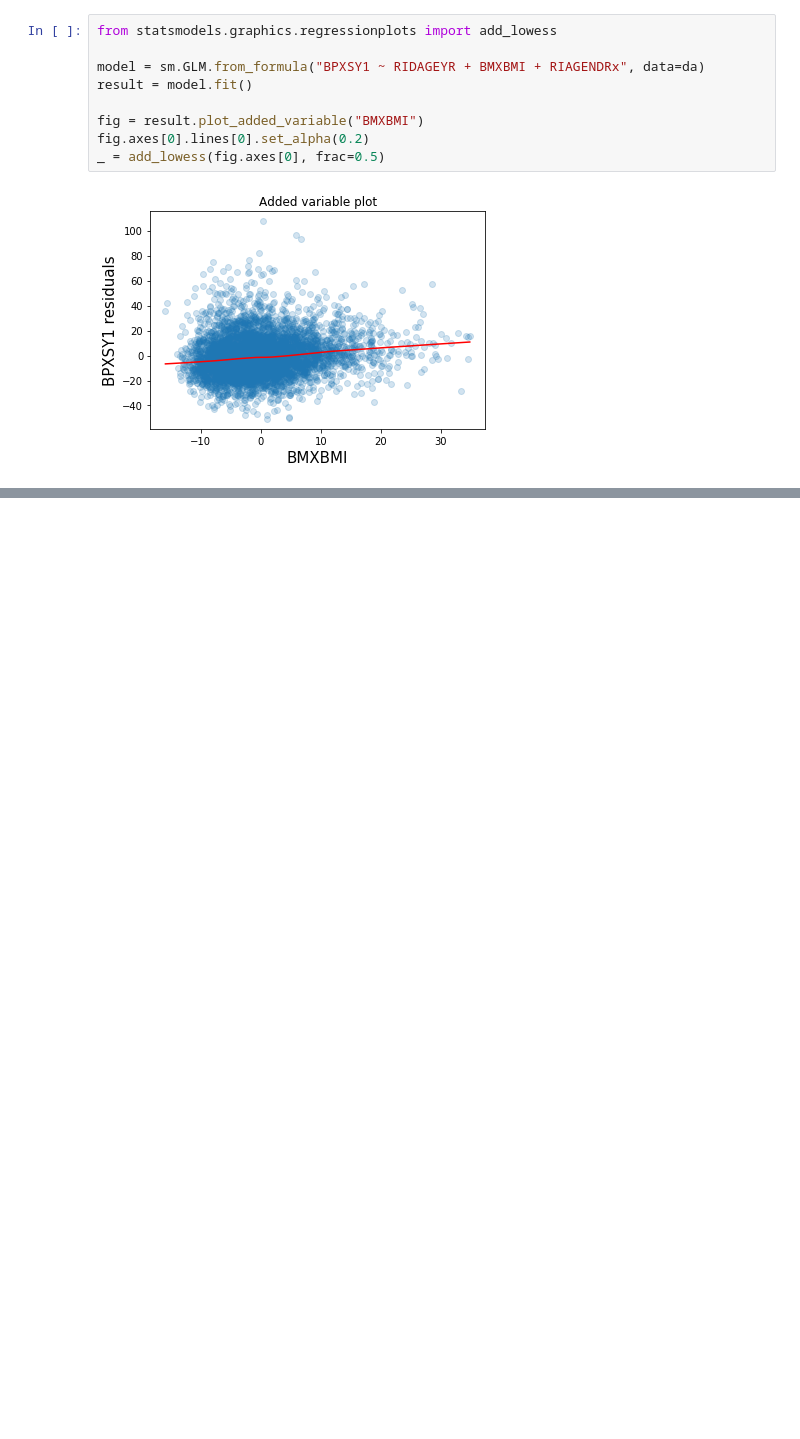
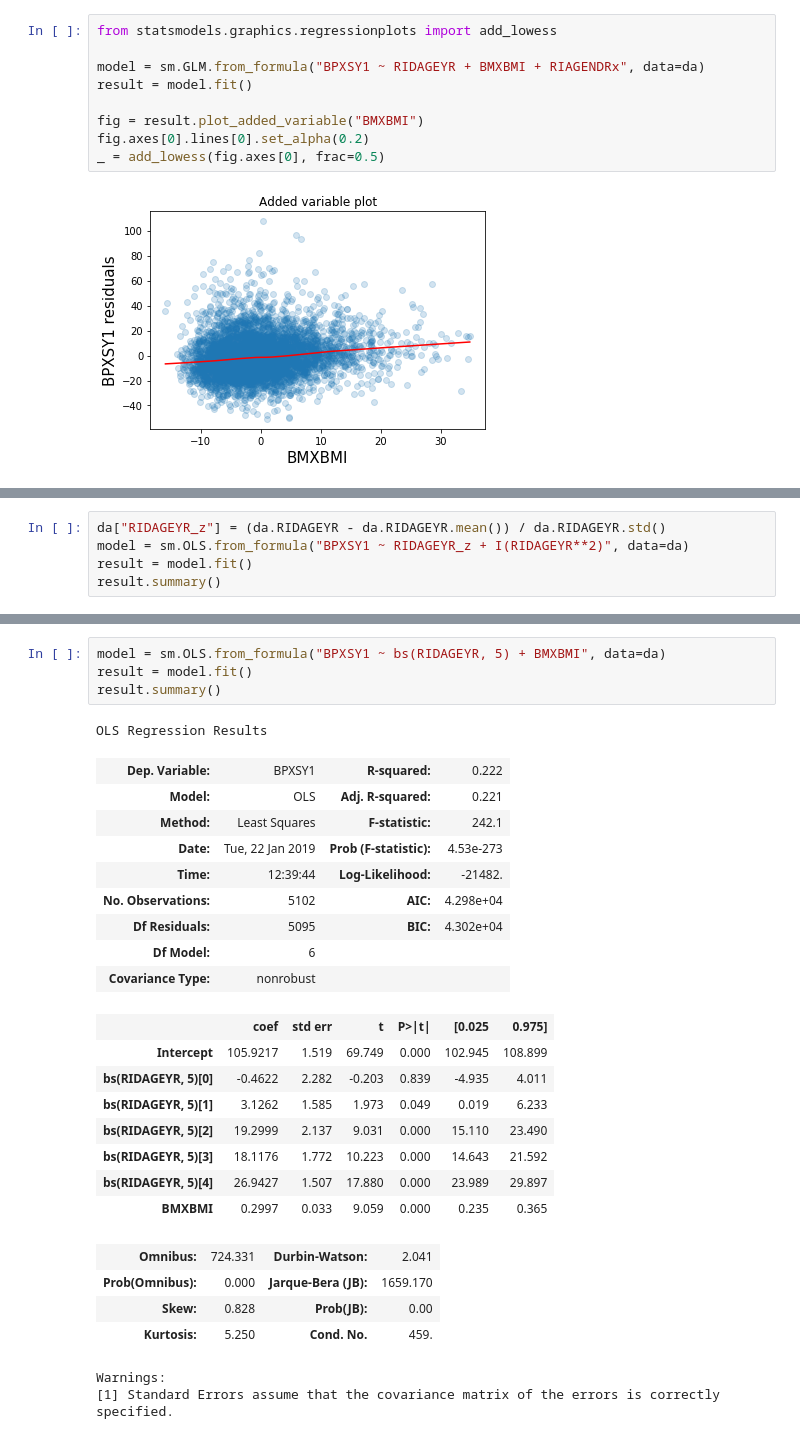
Before and after one commit to Plancks-Constant/cscar-basic-regression, a Jupyter notebook: nhanes.ipynb, the cells around one changed output, grey strips where cells are left out. Saved outputs shown, nothing was run; the diff lists cells and outputs as text; blank space fills up the shorter version.

```diff
--- a/nhanes.ipynb
+++ b/nhanes.ipynb
@@ -670,0 +697,5 @@ _ = add_lowess(fig.axes[0], frac=0.5)
+# %%
+da["RIDAGEYR_z"] = (da.RIDAGEYR - da.RIDAGEYR.mean()) / da.RIDAGEYR.std()
+model = sm.OLS.from_formula("BPXSY1 ~ RIDAGEYR_z + I(RIDAGEYR**2)", data=da)
+result = model.fit()
+result.summary()
@@ -670,0 +733,29 @@ _ = add_lowess(fig.axes[0], frac=0.5)
+# %%
+model = sm.OLS.from_formula("BPXSY1 ~ bs(RIDAGEYR, 5) + BMXBMI", data=da)
+result = model.fit()
+result.summary()
+# %% [output]
+OLS Regression Results
+| Dep. Variable: | BPXSY1 | R-squared: | 0.222 |
+| Model: | OLS | Adj. R-squared: | 0.221 |
+| Method: | Least Squares | F-statistic: | 242.1 |
+| Date: | Tue, 22 Jan 2019 | Prob (F-statistic): | 4.53e-273 |
+| Time: | 12:39:44 | Log-Likelihood: | -21482. |
+| No. Observations: | 5102 | AIC: | 4.298e+04 |
+| Df Residuals: | 5095 | BIC: | 4.302e+04 |
+| Df Model: | 6 |  |  |
+| Covariance Type: | nonrobust |  |  |
+|  | coef | std err | t | P>|t| | [0.025 | 0.975] |
+| Intercept | 105.9217 | 1.519 | 69.749 | 0.000 | 102.945 | 108.899 |
+| bs(RIDAGEYR, 5)[0] | -0.4622 | 2.282 | -0.203 | 0.839 | -4.935 | 4.011 |
+| bs(RIDAGEYR, 5)[1] | 3.1262 | 1.585 | 1.973 | 0.049 | 0.019 | 6.233 |
+| bs(RIDAGEYR, 5)[2] | 19.2999 | 2.137 | 9.031 | 0.000 | 15.110 | 23.490 |
+| bs(RIDAGEYR, 5)[3] | 18.1176 | 1.772 | 10.223 | 0.000 | 14.643 | 21.592 |
+| bs(RIDAGEYR, 5)[4] | 26.9427 | 1.507 | 17.880 | 0.000 | 23.989 | 29.897 |
+| BMXBMI | 0.2997 | 0.033 | 9.059 | 0.000 | 0.235 | 0.365 |
+| Omnibus: | 724.331 | Durbin-Watson: | 2.041 |
+| Prob(Omnibus): | 0.000 | Jarque-Bera (JB): | 1659.170 |
+| Skew: | 0.828 | Prob(JB): | 0.00 |
+| Kurtosis: | 5.250 | Cond. No. | 459. |
+Warnings:
+[1] Standard Errors assume that the covariance matrix of the errors is correctly specified.
```
Also changed, not shown: parts of 6 cells of this notebook.
